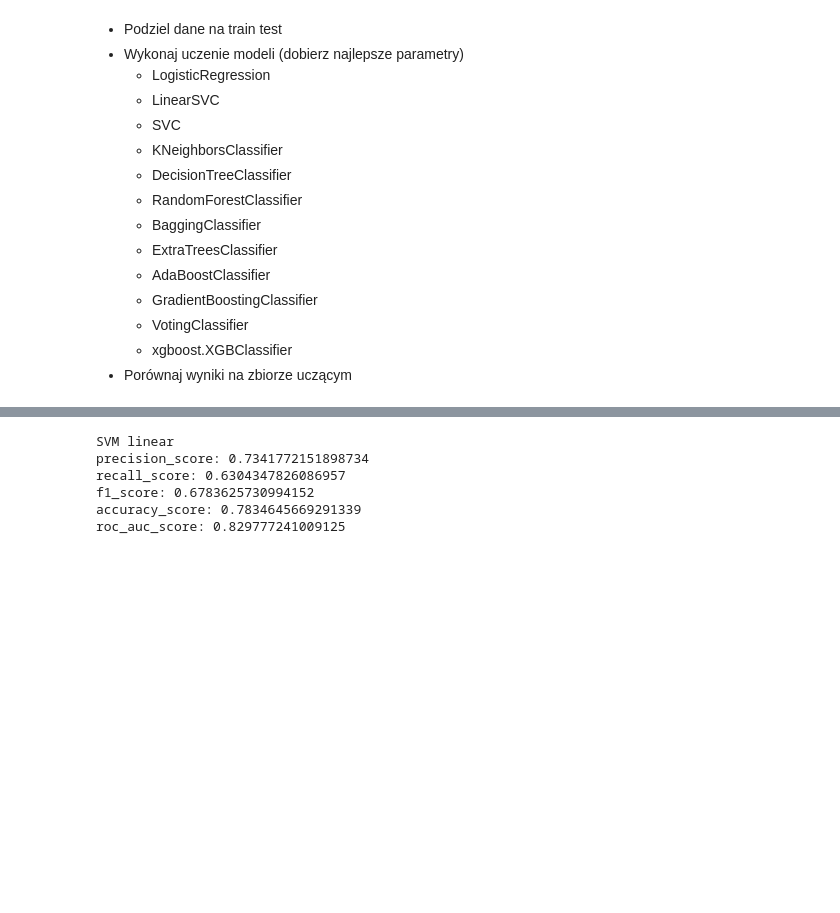
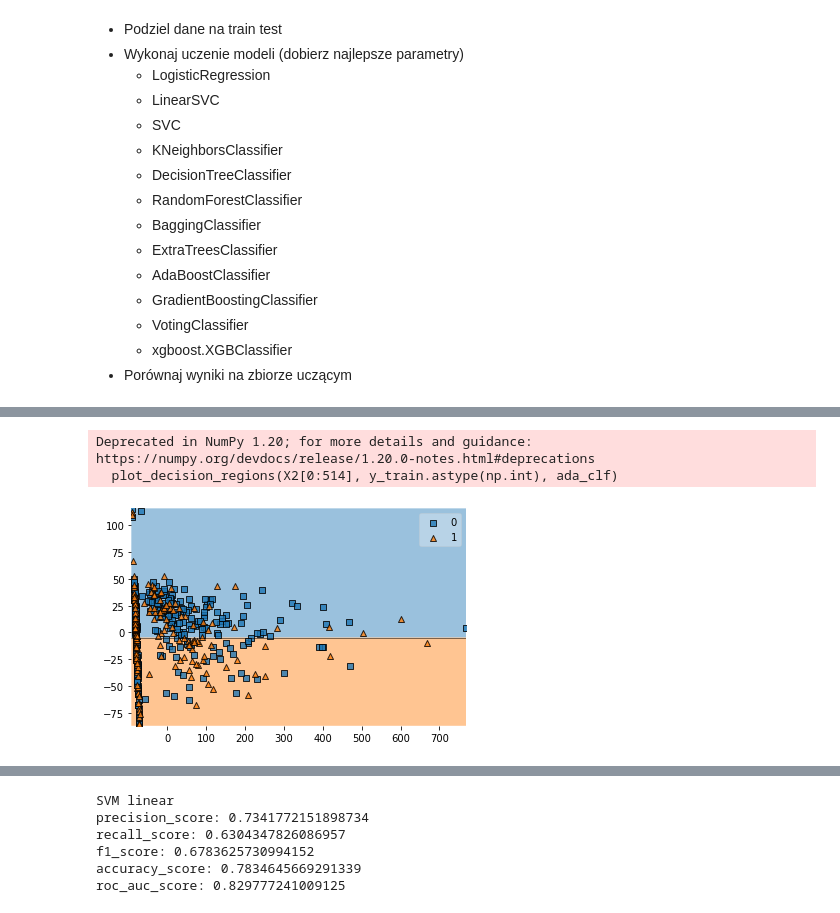
Before and after one commit to pawel200020/machine_learning_course, a Jupyter notebook: Z11_F_MLPClassifier.ipynb, the cells around one changed output, grey strips where cells are left out. Drawn from its saved outputs; the diff is of its cells as text; code cells hidden in the pictures; blank space fills up the shorter version.

```diff
--- a/Z11_F_MLPClassifier.ipynb
+++ b/Z11_F_MLPClassifier.ipynb
@@ -98,0 +200,19 @@ grid_1.best_params_
+# %%
+from sklearn.ensemble import AdaBoostClassifier
+from sklearn.tree import DecisionTreeClassifier
+from sklearn.decomposition import PCA
+pca = PCA(n_components = 2)
+X_train2 = pca.fit_transform(X_train)
+X2 = pca.fit_transform(X)
+X_train2 = X_train2[0:514]
+ada_clf = AdaBoostClassifier(
+    DecisionTreeClassifier(max_depth=1),
+    n_estimators=1, learning_rate=0.5,
+    algorithm="SAMME.R", random_state=42)
+grid_5 = ada_clf.fit(X_train2, y_train)
+plot_decision_regions(X2[0:514], y_train.astype(np.int), ada_clf)
+plt.show()
+# %% [output]
+Deprecated in NumPy 1.20; for more details and guidance: https://numpy.org/devdocs/release/1.20.0-notes.html#deprecations
+  plot_decision_regions(X2[0:514], y_train.astype(np.int), ada_clf)
+[figure, added]
```
Also changed, not shown: parts of 14 cells of this notebook.
